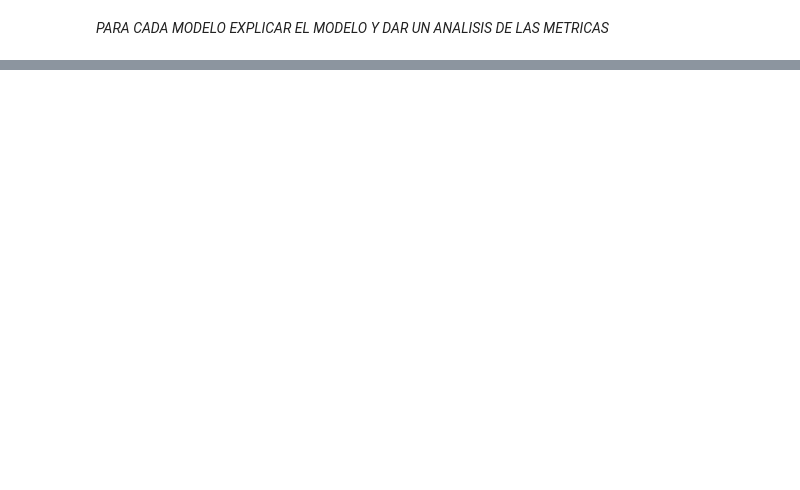
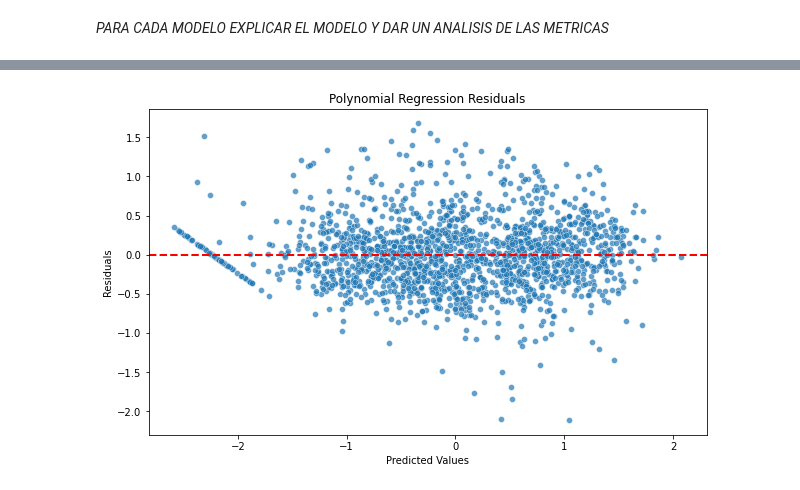
Before and after one commit to IvanGomez37/Final-Project-FoML, a Jupyter notebook: Final_Project_FoML.ipynb, the cells around one changed output, grey strips where cells are left out. Drawn from its saved outputs; the diff is of its cells as text; code cells hidden in the pictures; blank space fills up the shorter version.

```diff
--- a/Final_Project_FoML.ipynb
+++ b/Final_Project_FoML.ipynb
@@ -527,0 +601,20 @@ R-squared: 0.7135717045112975
+# %%
+# Make predictions on the validation set
+poly_prediction = poly_regr.predict(X_val)
+
+# Convert poly_prediction to a 1-dimensional array
+poly_prediction = np.squeeze(poly_prediction)
+
+# Calculate residuals for Polynomial Regression
+residuals_poly = y_val.values.flatten() - poly_prediction
+
+# Scatter plot for Polynomial Regression residuals
+plt.figure(figsize=(10, 6))
+sns.scatterplot(x=poly_prediction, y=residuals_poly, alpha=0.7)
+plt.axhline(y=0, color='r', linestyle='--', lw=2)  # Horizontal line at y=0
+plt.xlabel('Predicted Values')
+plt.ylabel('Residuals')
+plt.title('Polynomial Regression Residuals')
+plt.show()
+# %% [output]
+[figure, added]
```
Also changed, not shown: parts of 29 cells of this notebook.
